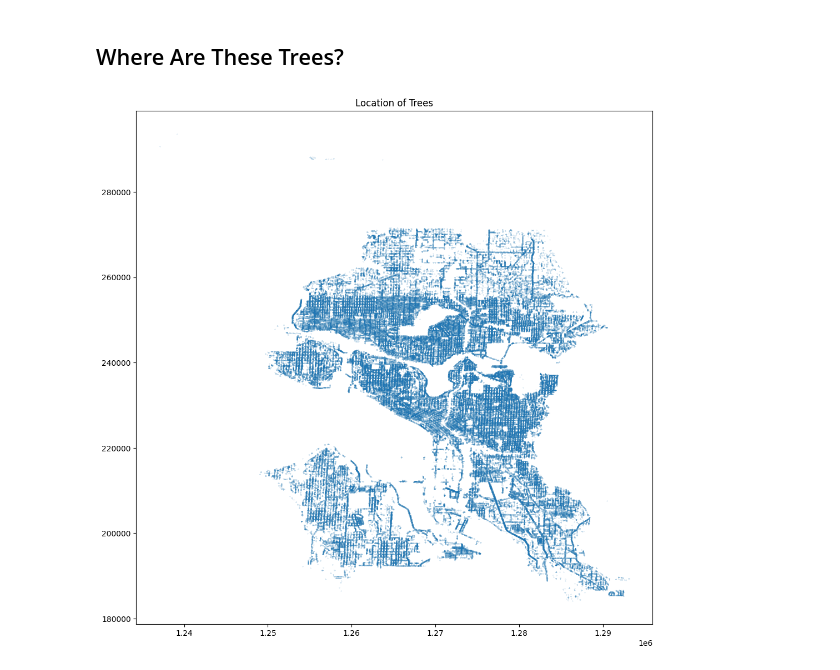
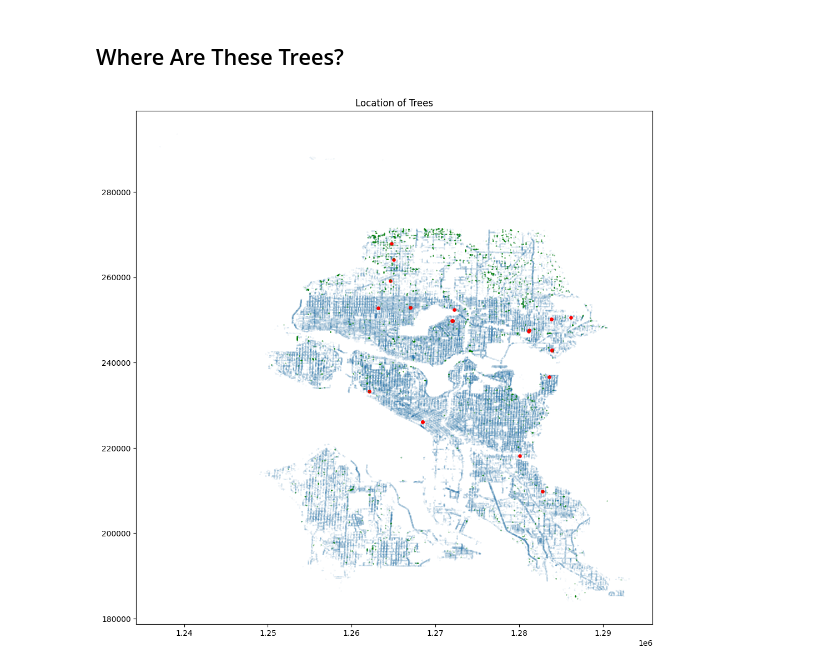
Before and after one commit to fractalate/data-trees-seattle, a Jupyter notebook: explore.ipynb, the cells around one changed output. Cells and saved outputs as stored; diff of their text form; code cells hidden in the pictures.

```diff
--- a/explore.ipynb
+++ b/explore.ipynb
@@ -17,11 +34,16 @@ import matplotlib.pyplot as plt
 # %%
-df = pd.read_csv('SDOT_Trees_CDL_20241119.csv', dtype={
+df_raw = pd.read_csv('SDOT_Trees_CDL_20241119.csv', dtype={
     'CONDITION': 'string',
     'CONDITION_ASSESSMENT_DATE': 'string',
     'ASBUILTPLANNO': 'string',
 })
 
-df['CONDITION'] = df['CONDITION'].fillna('')
-df['CONDITION_ASSESSMENT_DATE'] = df['CONDITION_ASSESSMENT_DATE'].fillna('')
-df['ASBUILTPLANNO'] = df['ASBUILTPLANNO'].fillna('')
+# to squelch warnings about the data
+df_raw['CONDITION'] = df_raw['CONDITION'].fillna('')
+df_raw['CONDITION_ASSESSMENT_DATE'] = df_raw['CONDITION_ASSESSMENT_DATE'].fillna('')
+df_raw['ASBUILTPLANNO'] = df_raw['ASBUILTPLANNO'].fillna('')
+
+# to sanitize the data
+df_raw['SCIENTIFIC_NAME'] = df_raw['SCIENTIFIC_NAME'].fillna('')
+df_raw['COMMON_NAME'] = df_raw['COMMON_NAME'].fillna('')
 # %%
@@ -43,0 +129,13 @@ Index(['OBJECTID', 'COMPKEY', 'UNITID', 'UNITDESC', 'CONDITION',
+# %%
+def insert_additional_information(df):
+    def lookup_additional_information(row):
+        result = {
+            'INDIGENOUS': lookup_indigenous(row),
+        }
+        result.update(lookup_pollination_profile(row))
+        return result
+
+    _clear_lookup_misses()
+    return df.join(df.apply(lookup_additional_information, axis=1).apply(pd.Series))
+
+df = insert_additional_information(df_raw)
@@ -44,9 +179,15 @@ Index(['OBJECTID', 'COMPKEY', 'UNITID', 'UNITDESC', 'CONDITION',
 # %% [markdown]
 ## Where Are These Trees?
 # %%
+apples = df[df['SCIENTIFIC_NAME'].str.startswith('Malus')]
+dfirs = df[df['SCIENTIFIC_NAME'].str.startswith('Pseudotsuga')]
+bristles = df[df['SCIENTIFIC_NAME'] == 'Pinus aristata']
 plt.figure(figsize=(12, 12))
-plt.scatter(df['x'], df['y'], s=.01)
+plt.scatter(df['x'], df['y'], s=.001)
+#plt.scatter(apples['x'], apples['y'], s=.1, color='red')
+plt.scatter(bristles['x'], bristles['y'], s=14, color='red')
+plt.scatter(dfirs['x'], dfirs['y'], s=.1, color='green')
 plt.title('Location of Trees')
 plt.show()
 # %% [output]
-[figure, old version]
+[figure, new version]
```
Also changed, not shown: parts of 9 cells of this notebook, 2 other files.
